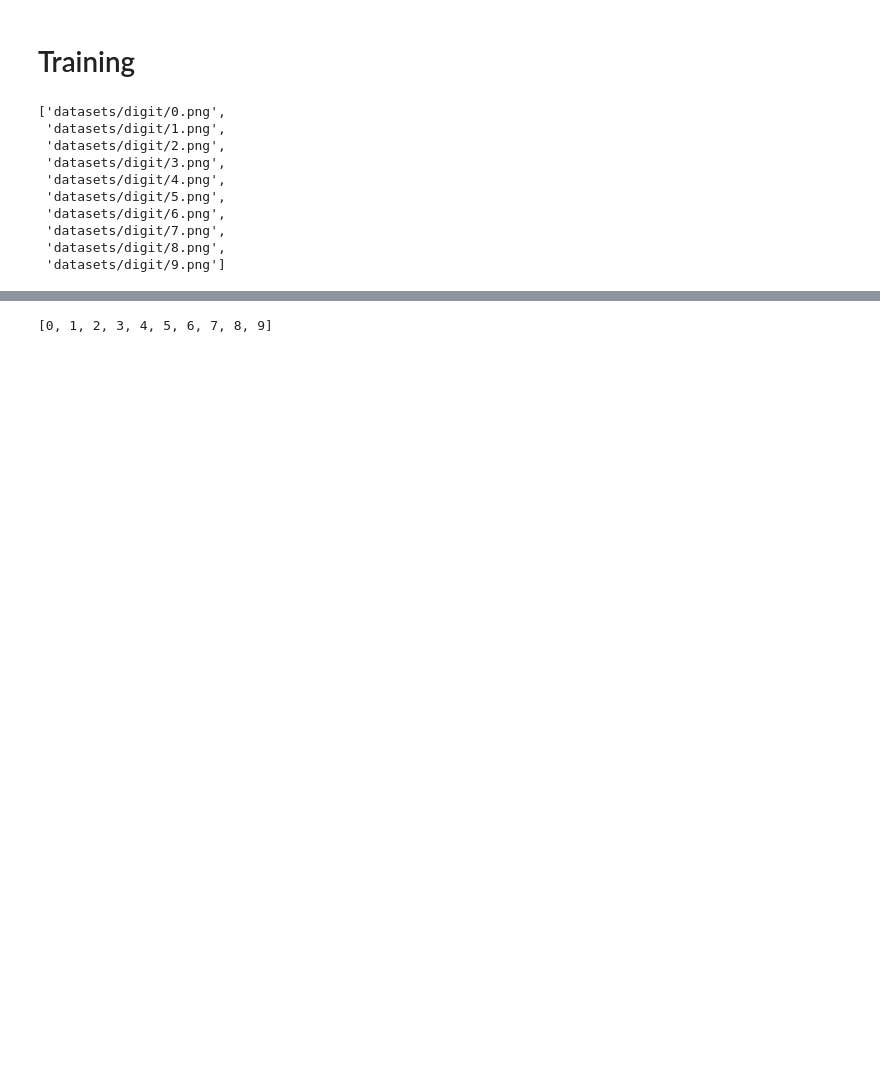
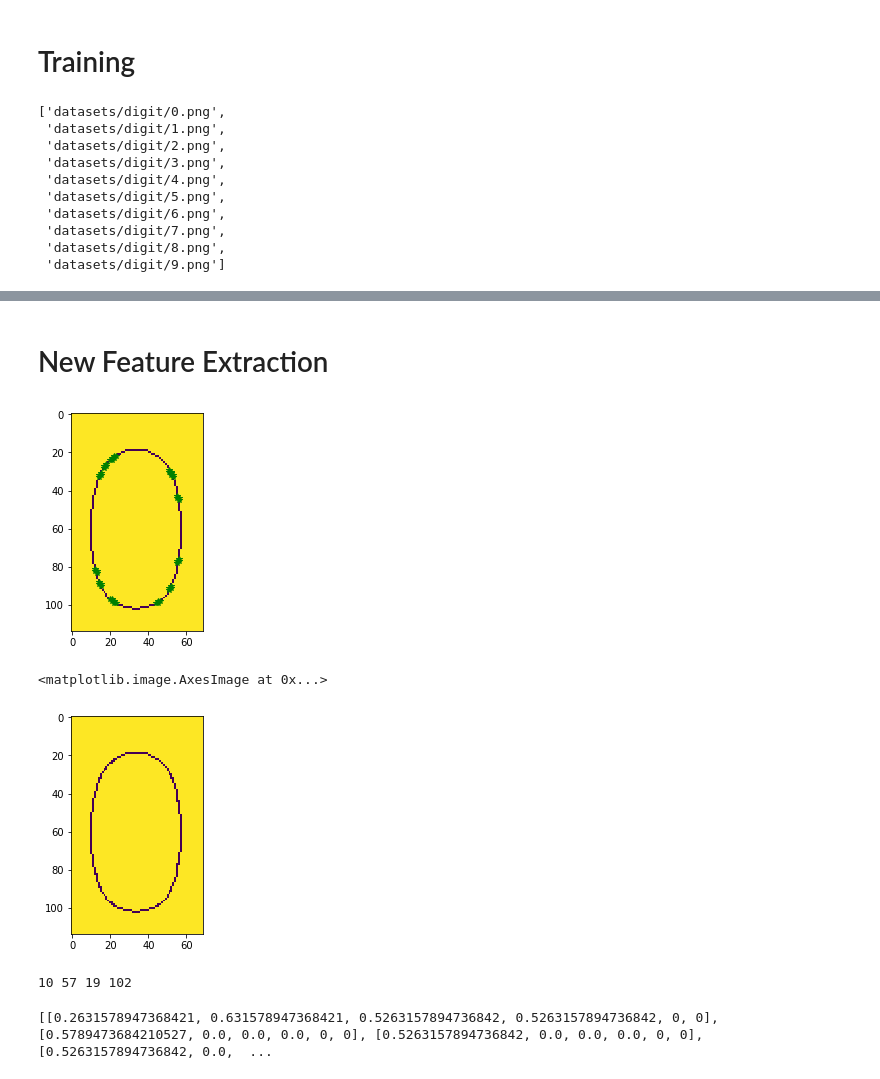
Before and after one commit to agusgun/IF4073-Pengcit, a Jupyter notebook: notebooks/Thinning Image.ipynb, the cells around one changed output, grey strips where cells are left out. Saved outputs shown, nothing was run; the diff lists cells and outputs as text; code cells hidden in the pictures; blank space fills up the shorter version.

Commit message:
Add New Feature and Experiment Result

```diff
--- a/notebooks/Thinning Image.ipynb
+++ b/notebooks/Thinning Image.ipynb
@@ -289,7 +290,7 @@ def prune_image(result2):
                     result2[y][x] = 255
         endpoint = find_endpoint(result2)
         intersection = find_intersection(result2)
-        if min_distance > distance_threshold or counter > 4:
+        if min_distance > distance_threshold or counter > 5:
             marker=False
 
         imshow(result2)
@@ -1082,4 +398,2 @@ datasets/digit/1.png
-# %%
-y
-# %% [output]
-[0, 1, 2, 3, 4, 5, 6, 7, 8, 9]
+# %% [markdown]
+# New Feature Extraction
@@ -1085,0 +407,31 @@ y
+# %%
+result = image_thinner.thin_image(convert_image2bw(array(Image.open('datasets/digit/0.png').convert('L'))))
+result = prune_image(result)
+imshow(result)
+# %% [output]
+[figure, added]
+<matplotlib.image.AxesImage at 0x...>
+[figure, added]
+# %%
+def find_boundary(matrix):
+    minX = 9999
+    maxX = -9999
+    minY = 9999
+    maxY = -9999
+    for i, row in enumerate(matrix):
+        for j, column in enumerate(row):
+            if column == 0:
+                if j < minX:
+                    minX = j
+                if j > maxX:
+                    maxX = j
+                if i < minY:
+                    minY = i
+                if i > maxY:
+                    maxY = i
+
+    return (minX, maxX, minY, maxY)
+minX, maxX, minY, maxY = find_boundary(result)
+print(minX, maxX, minY, maxY)
+# %% [output]
+10 57 19 102
@@ -1085,0 +486,18 @@ y
+# %%
+# Padding
+def padding_diagonal_features(diagonal_features):
+    if len(diagonal_features[0]) < 6:
+        for i in range(0, len(diagonal_features)):
+            for j in range(0, 6 - len(diagonal_features[i])):
+                diagonal_features[i].append(0)
+    if len(diagonal_features) < 9:
+        for i in range(0, 9 - len(diagonal_features)):
+            padding = []
+            for j in range(0, 6):
+                padding.append(0)
+        diagonal_features.append(padding)
+    return diagonal_features
+diagonal_features = padding_diagonal_features(diagonal_features)
+print(diagonal_features)
+# %% [output]
+[[0.2631578947368421, 0.631578947368421, 0.5263157894736842, 0.5263157894736842, 0, 0], [0.5789473684210527, 0.0, 0.0, 0.0, 0, 0], [0.5263157894736842, 0.0, 0.0, 0.0, 0, 0], [0.5263157894736842, 0.0,  ...
```
Also changed, not shown: parts of 32 cells of this notebook, 2 other files.
